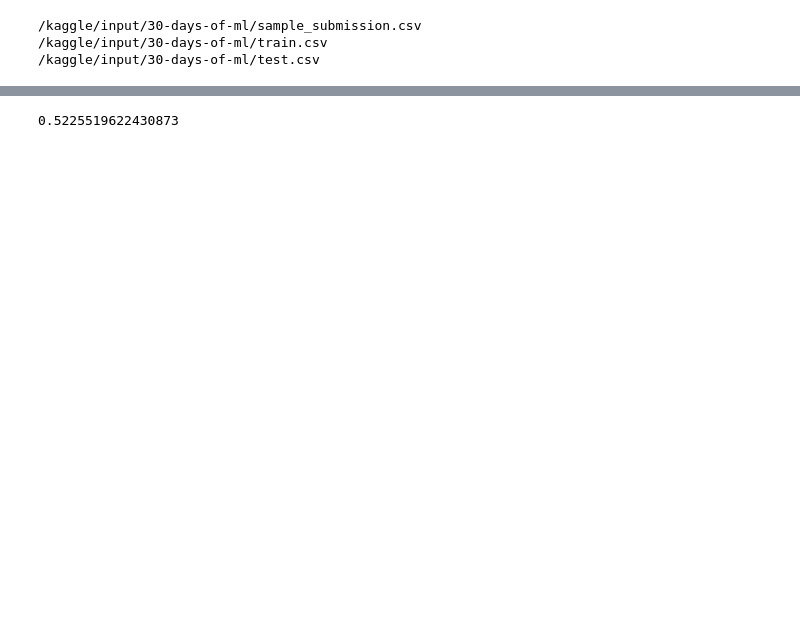
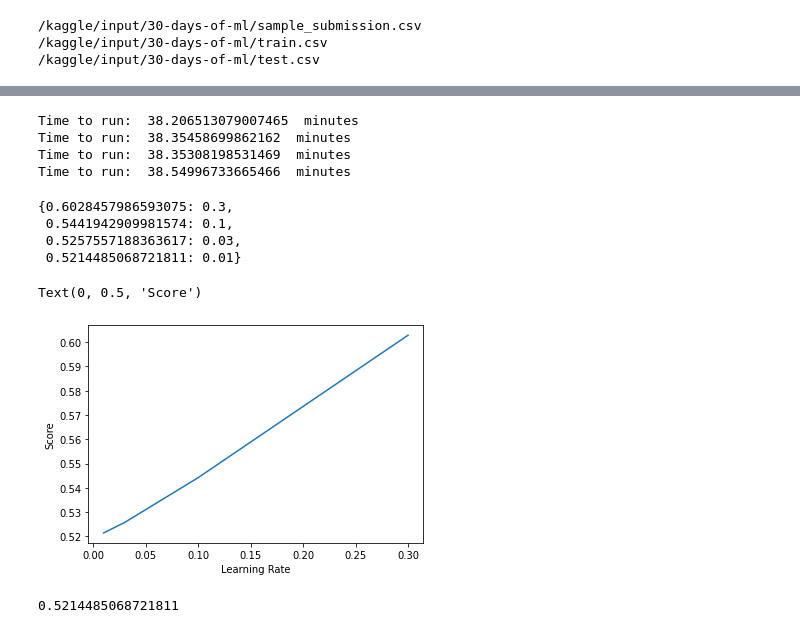
Before and after one commit to DillM94/Kaggle_30DaysOfML, a Jupyter notebook: 30daysofml-comp-v2-1.ipynb, the cells around one changed output, grey strips where cells are left out. Saved outputs shown, nothing was run; the diff lists cells and outputs as text; code cells hidden in the pictures; blank space fills up the shorter version.

```diff
--- a/30daysofml-comp-v2-1.ipynb
+++ b/30daysofml-comp-v2-1.ipynb
@@ -27,7 +32,7 @@ X = train_full.drop('target', axis = 1)
 X.drop('cat9', axis = 1, inplace = True)
 test_full.drop('cat9', axis = 1, inplace = True)
 # %%
-X_train, X_valid, y_train, y_valid = train_test_split(X, y, train_size = 0.8, random_state = 0)
+X_train, X_valid, y_train, y_valid = train_test_split(X, y, train_size = 0.7, random_state = 0)
 # %%
 categories = [col for col in X_train.columns if X_train[col].dtype == 'object']
 # %%
@@ -39,12 +44,51 @@ enc_X_valid = X_valid.copy()
 enc_X_train[categories] = encoder.fit_transform(X_train[categories])
 enc_X_valid[categories] = encoder.transform(X_valid[categories])
 test_full[categories] = encoder.transform(test_full[categories])
+# %%
+results = {}
+n_estimators = 5000
+n_jobs = 4
+learning_rate = [0.3, 0.1, 0.03, 0.01]
+
+scores = []
+
+for i in learning_rate:
+    start = time.time()
+    model = XGBRegressor(n_estimators = n_estimators, learning_rate = i, n_jobs = n_jobs, objective = 'reg:squarederror')
+    model.fit(enc_X_train, y_train)
+    predictions = model.predict(enc_X_valid)
+    score = mean_squared_error(y_valid, predictions)
+    end = time.time()
+
+    print('Time to run: ', (end - start)/60, ' minutes')
+
+    scores.append(score)
+
+    results[score] = i
+# %% [output]
+Time to run:  38.206513079007465  minutes
+Time to run:  38.35458699862162  minutes
+Time to run:  38.35308198531469  minutes
+Time to run:  38.54996733665466  minutes
+# %%
+results
+# %% [output]
+{0.6028457986593075: 0.3,
+ 0.5441942909981574: 0.1,
+ 0.5257557188363617: 0.03,
+ 0.5214485068721811: 0.01}
+# %%
+plt.plot(learning_rate, scores)
+plt.xlabel('Learning Rate')
+plt.ylabel('Score')
+# %% [output]
+Text(0, 0.5, 'Score')
+[figure, added]
 # %%
-model = XGBRegressor(n_estimators = 900, learning_rate = 0.03, n_jobs = 2)
-
+model = XGBRegressor(n_estimators = 5000, learning_rate = 0.01, n_jobs = n_jobs, objective = 'reg:squarederror')
 model.fit(enc_X_train, y_train)
 predictions = model.predict(enc_X_valid)
 score = mean_squared_error(y_valid, predictions)
 score
 # %% [output]
-0.5225519622430873
+0.5214485068721811
```
Also changed, not shown: parts of 3 cells of this notebook.
